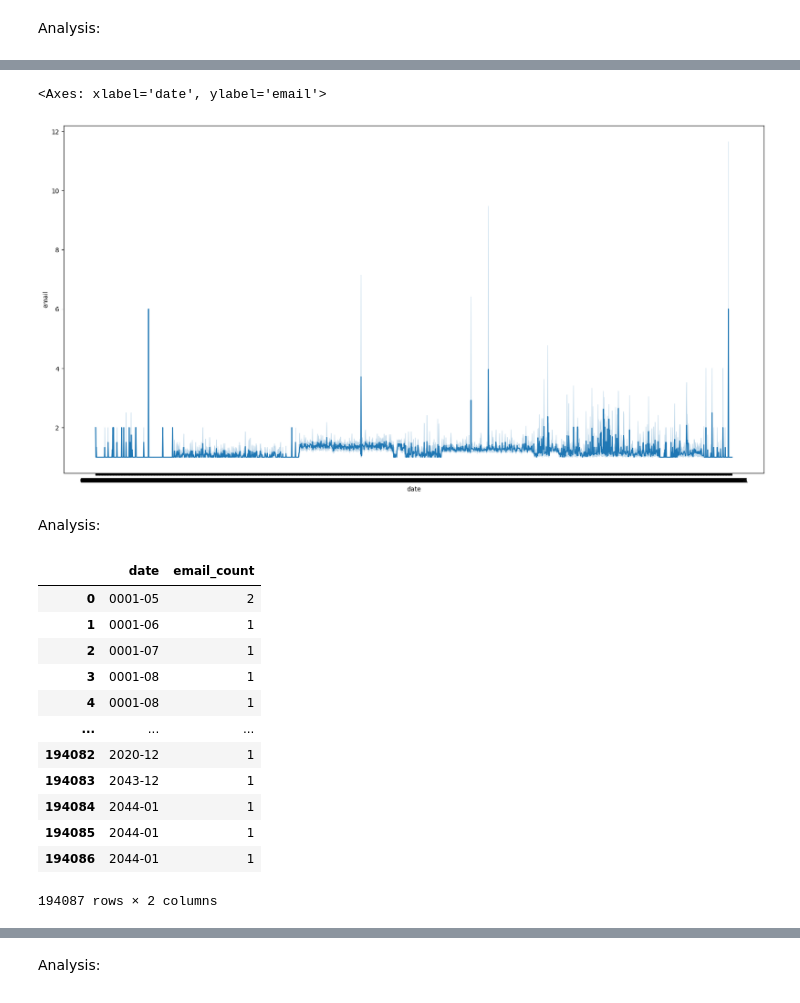
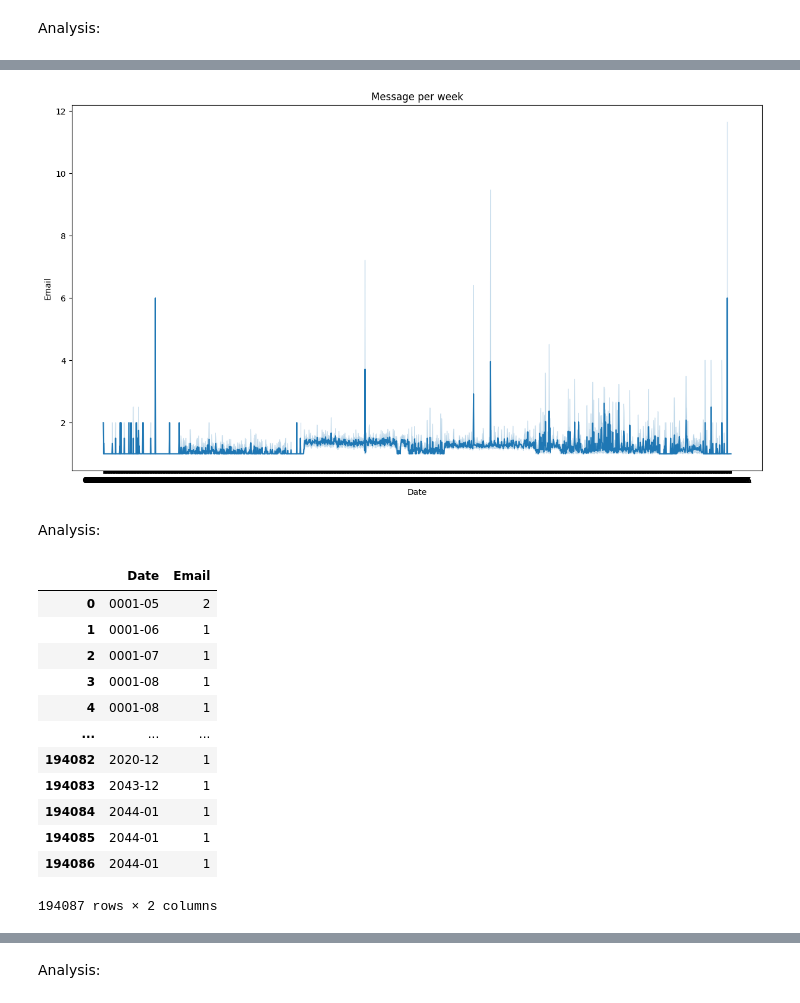
Before and after one commit to Sharrfaa/textsummariser, a Jupyter notebook: IBP_Assignment2.ipynb, the cells around one changed output, grey strips where cells are left out. Saved outputs shown, nothing was run; the diff lists cells and outputs as text; code cells hidden in the pictures.

```diff
--- a/IBP_Assignment2.ipynb
+++ b/IBP_Assignment2.ipynb
@@ -249,17 +250,17 @@ Analysis:
 # %%
 # count number of email per week using sql query, strftime and COUNT()
 SQL = """
-SELECT strftime('%Y-%M-%w',date)
-AS date,
-COUNT(*) AS email FROM message
-GROUP BY date
+SELECT strftime('%Y-%M-%w',Date)
+AS Date,
+COUNT(*) AS Email FROM message
+GROUP BY Date
 """
 
 cur.execute(SQL)
 
 # converting to dataframe
-messageperweek_df = pd.read_sql_query(SQL, conn)
+messageperweek_dataframe = pd.read_sql_query(SQL, conn)
 
 # displaying the dataframe
-messageperweek_df
+messageperweek_dataframe
 # %% [output]
@@ -279,31 +280,32 @@ messageperweek_df
 # %%
 # plotting graph
 
-fig = plt.subplots(figsize=(20,10))
-sns.lineplot(x="date", y="email" ,data= messageperweek_df)
+graph2 = plt.subplots(figsize=(15,8))
+sns.lineplot(x="Date", y="Email" ,data= messageperweek_dataframe)
+plt.title('Message per week')
+plt.show()
 # %% [output]
-<Axes: xlabel='date', ylabel='email'>
-[figure, old version]
+[figure, new version]
 # %% [markdown]
 Analysis:
 # %%
 # count number of email per month using sql query, strftime and COUNT()
 SQL = """
-SELECT strftime('%Y-%m',date)
-AS date,
-COUNT(*) AS email_count FROM message
-GROUP BY date
+SELECT strftime('%Y-%m',Date)
+AS Date,
+COUNT(*) AS Email FROM message
+GROUP BY Date
 """
 
 cur.execute(SQL)
 
 # converting to dataframe
-messagepermonth_df = pd.read_sql_query(SQL, conn)
+messagepermonth_dataframe = pd.read_sql_query(SQL, conn)
 
 # displaying the dataframe
-messagepermonth_df
+messagepermonth_dataframe
 # %% [output]
-|  | date | email_count |
+|  | Date | Email |
 | 0 | 0001-05 | 2 |
 | 1 | 0001-06 | 1 |
 | 2 | 0001-07 | 1 |
```
Also changed, not shown: parts of 22 cells of this notebook.
